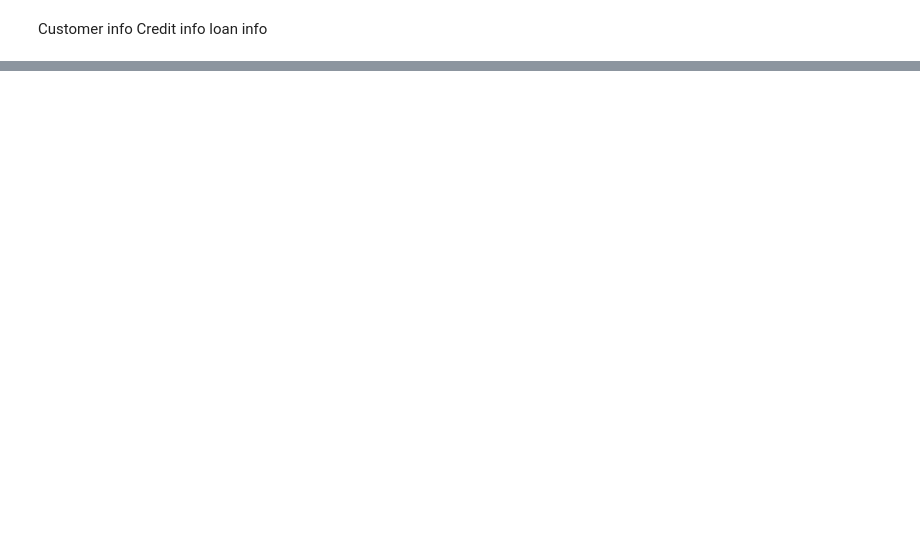
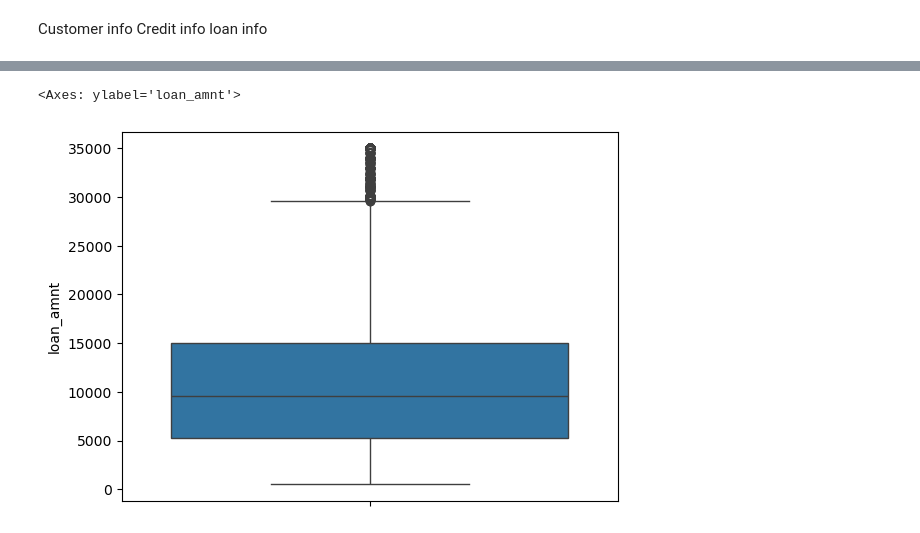
Before and after one commit to sunnyku/MS, a Jupyter notebook: case_study/staging.ipynb, the cells around one changed output, grey strips where cells are left out. Drawn from its saved outputs; the diff is of its cells as text; code cells hidden in the pictures; blank space fills up the shorter version.

```diff
--- a/case_study/staging.ipynb
+++ b/case_study/staging.ipynb
@@ -257,0 +232,29 @@ new_df.head()
+# %%
+to_be_dropped=[
+    'emp_title',
+    'url',
+    'desc',
+    'title',
+    'zip_code',
+    'delinq_2yrs',
+    'earliest_cr_line',
+    'inq_last_6mths',
+    'open_acc',
+    'pub_rec',
+    'revol_bal',
+    'revol_util',
+    'total_acc',
+    'out_prncp',
+    'out_prncp_inv',
+    'total_pymnt',
+    'total_pymnt_inv',
+    'total_rec_prncp',
+    'total_rec_int',
+    'total_rec_late_fee',
+    'collection_recovery_fee',
+    'last_pymnt_d',
+    'last_pymnt_amnt',
+    'last_credit_pull_d'
+]
+# %%
+data1.drop(to_be_dropped, axis = 1, inplace = True)
@@ -257,0 +275,2 @@ new_df.head()
+# %%
+data1.drop(['member_id', 'id'], axis = 1, inplace = True)
@@ -257,0 +372,4 @@ new_df.head()
+# %%
+#Convert loan_amnt, funded_amnt to flaot64 to have consistenat unit for comparision
+data1 = data1.astype({'loan_amnt':'float','funded_amnt':'float'})
+data1.funded_amnt.value_counts()
@@ -257,0 +424,5 @@ new_df.head()
+# %%
+sns.boxplot(data1.loan_amnt)
+# %% [output]
+<Axes: ylabel='loan_amnt'>
+[figure, added]
```
Also changed, not shown: parts of 45 cells of this notebook.
